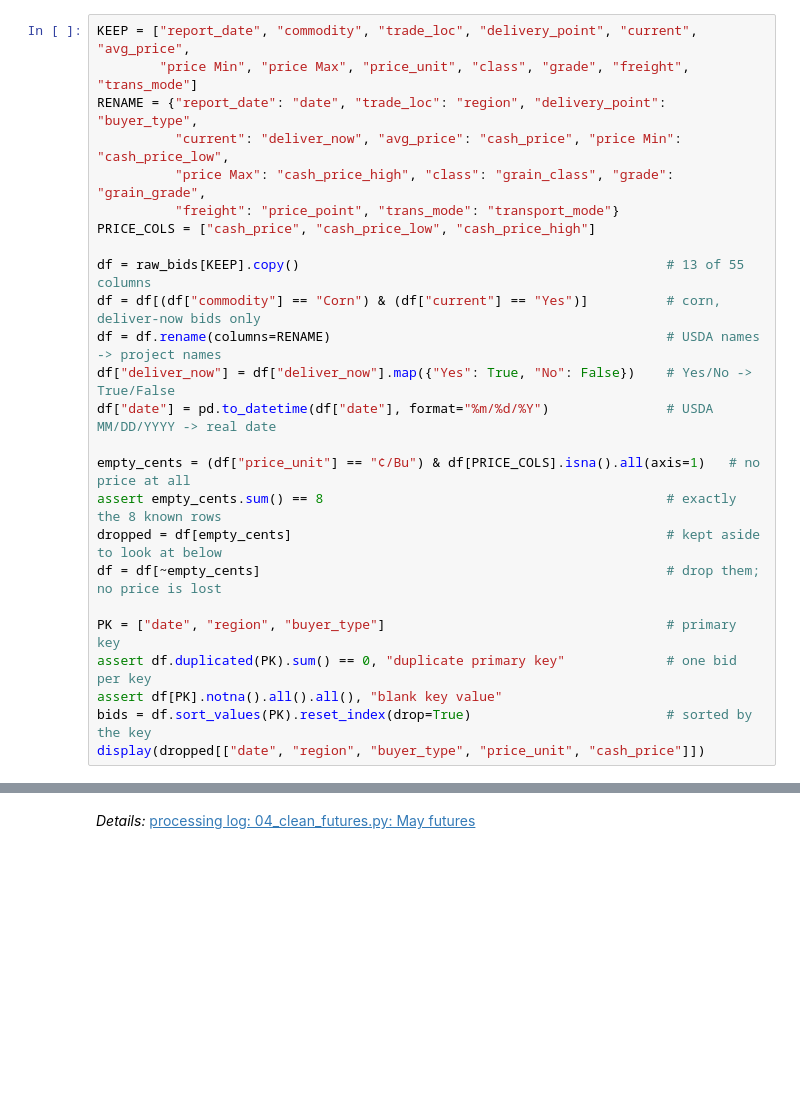
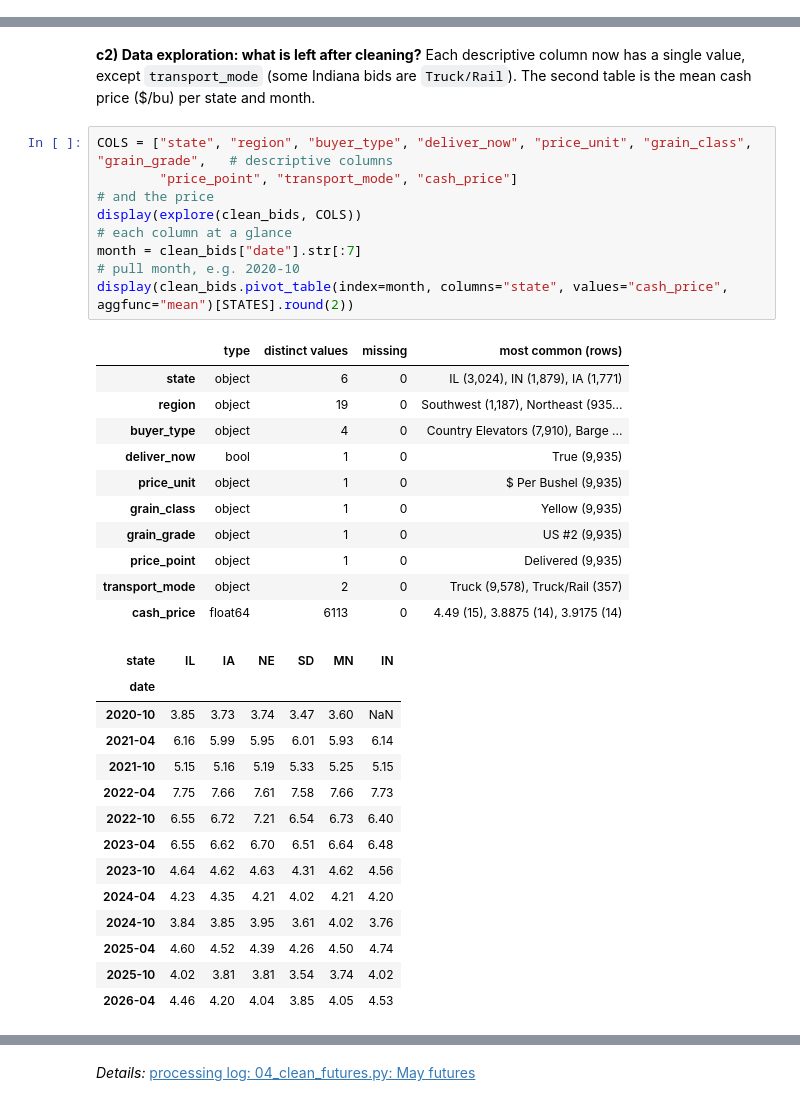
Before and after one commit to Jessie-Ren699/corn-storage-basis, a Jupyter notebook: notebooks/00_walkthrough.ipynb, the cells around one changed output, grey strips where cells are left out. Saved outputs shown, nothing was run; the diff lists cells and outputs as text; blank space fills up the shorter version.

```diff
--- a/notebooks/00_walkthrough.ipynb
+++ b/notebooks/00_walkthrough.ipynb
@@ -125,25 +0,0 @@ missing per column: {'location_State': 12486, 'location_City': 12486, 'class': 5
-# %%
-KEEP = ["report_date", "commodity", "trade_loc", "delivery_point", "current", "avg_price",
-        "price Min", "price Max", "price_unit", "class", "grade", "freight", "trans_mode"]
-RENAME = {"report_date": "date", "trade_loc": "region", "delivery_point": "buyer_type",
-          "current": "deliver_now", "avg_price": "cash_price", "price Min": "cash_price_low",
-          "price Max": "cash_price_high", "class": "grain_class", "grade": "grain_grade",
-          "freight": "price_point", "trans_mode": "transport_mode"}
-PRICE_COLS = ["cash_price", "cash_price_low", "cash_price_high"]
-
-df = raw_bids[KEEP].copy()                                               # 13 of 55 columns
-df = df[(df["commodity"] == "Corn") & (df["current"] == "Yes")]          # corn, deliver-now bids only
-df = df.rename(columns=RENAME)                                           # USDA names -> project names
-df["deliver_now"] = df["deliver_now"].map({"Yes": True, "No": False})    # Yes/No -> True/False
-df["date"] = pd.to_datetime(df["date"], format="%m/%d/%Y")               # USDA MM/DD/YYYY -> real date
-
-empty_cents = (df["price_unit"] == "¢/Bu") & df[PRICE_COLS].isna().all(axis=1)   # no price at all
-assert empty_cents.sum() == 8                                            # exactly the 8 known rows
-dropped = df[empty_cents]                                                # kept aside to look at below
-df = df[~empty_cents]                                                    # drop them; no price is lost
-
-PK = ["date", "region", "buyer_type"]                                    # primary key
-assert df.duplicated(PK).sum() == 0, "duplicate primary key"             # one bid per key
-assert df[PK].notna().all().all(), "blank key value"
-bids = df.sort_values(PK).reset_index(drop=True)                         # sorted by the key
-display(dropped[["date", "region", "buyer_type", "price_unit", "cash_price"]])
@@ -258,0 +274,35 @@ identical to data/clean/may_futures.csv: True
+# %% [markdown]
+**c2) Data exploration: what is left after cleaning?** Each descriptive column now has a single value, except
+`transport_mode` (some Indiana bids are `Truck/Rail`). The second table is the mean cash price ($/bu) per state and month.
+# %%
+COLS = ["state", "region", "buyer_type", "deliver_now", "price_unit", "grain_class", "grain_grade",   # descriptive columns
+        "price_point", "transport_mode", "cash_price"]                                                # and the price
+display(explore(clean_bids, COLS))                                                                   # each column at a glance
+month = clean_bids["date"].str[:7]                                                                   # pull month, e.g. 2020-10
+display(clean_bids.pivot_table(index=month, columns="state", values="cash_price", aggfunc="mean")[STATES].round(2))
+# %% [output]
+|  | type | distinct values | missing | most common (rows) |
+| state | object | 6 | 0 | IL (3,024), IN (1,879), IA (1,771) |
+| region | object | 19 | 0 | Southwest (1,187), Northeast (935... |
+| buyer_type | object | 4 | 0 | Country Elevators (7,910), Barge ... |
+| deliver_now | bool | 1 | 0 | True (9,935) |
+| price_unit | object | 1 | 0 | $ Per Bushel (9,935) |
+| grain_class | object | 1 | 0 | Yellow (9,935) |
+| grain_grade | object | 1 | 0 | US #2 (9,935) |
+| price_point | object | 1 | 0 | Delivered (9,935) |
+| transport_mode | object | 2 | 0 | Truck (9,578), Truck/Rail (357) |
+| cash_price | float64 | 6113 | 0 | 4.49 (15), 3.8875 (14), 3.9175 (14) |
+| state | IL | IA | NE | SD | MN | IN |
+| date |  |  |  |  |  |  |
+| 2020-10 | 3.85 | 3.73 | 3.74 | 3.47 | 3.60 | NaN |
+| 2021-04 | 6.16 | 5.99 | 5.95 | 6.01 | 5.93 | 6.14 |
+| 2021-10 | 5.15 | 5.16 | 5.19 | 5.33 | 5.25 | 5.15 |
+| 2022-04 | 7.75 | 7.66 | 7.61 | 7.58 | 7.66 | 7.73 |
+| 2022-10 | 6.55 | 6.72 | 7.21 | 6.54 | 6.73 | 6.40 |
+| 2023-04 | 6.55 | 6.62 | 6.70 | 6.51 | 6.64 | 6.48 |
+| 2023-10 | 4.64 | 4.62 | 4.63 | 4.31 | 4.62 | 4.56 |
+| 2024-04 | 4.23 | 4.35 | 4.21 | 4.02 | 4.21 | 4.20 |
+| 2024-10 | 3.84 | 3.85 | 3.95 | 3.61 | 4.02 | 3.76 |
+| 2025-04 | 4.60 | 4.52 | 4.39 | 4.26 | 4.50 | 4.74 |
+| 2025-10 | 4.02 | 3.81 | 3.81 | 3.54 | 3.74 | 4.02 |
+| 2026-04 | 4.46 | 4.20 | 4.04 | 3.85 | 4.05 | 4.53 |
```
Also changed, not shown: parts of 130 cells of this notebook, 8 other files.
